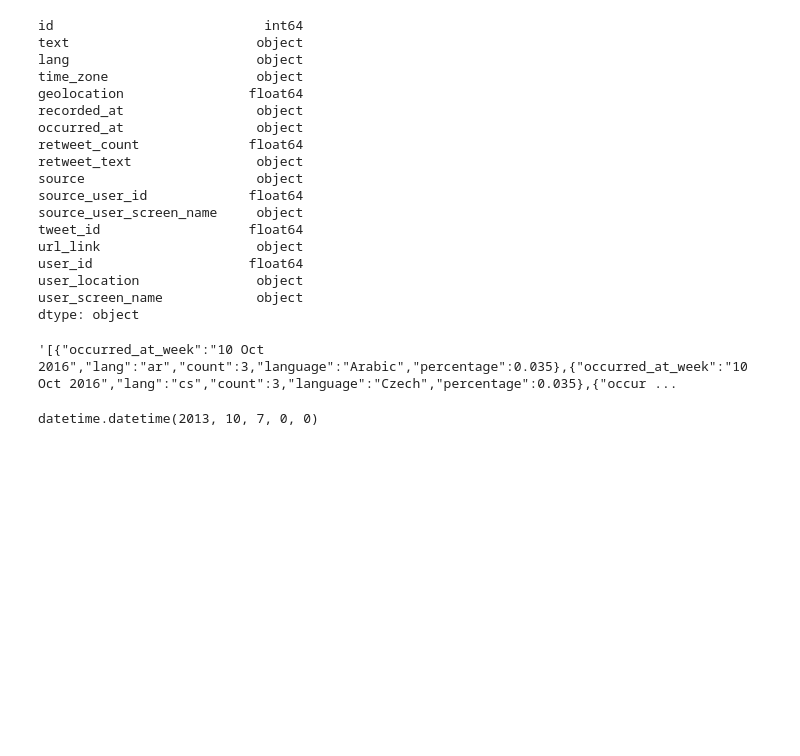
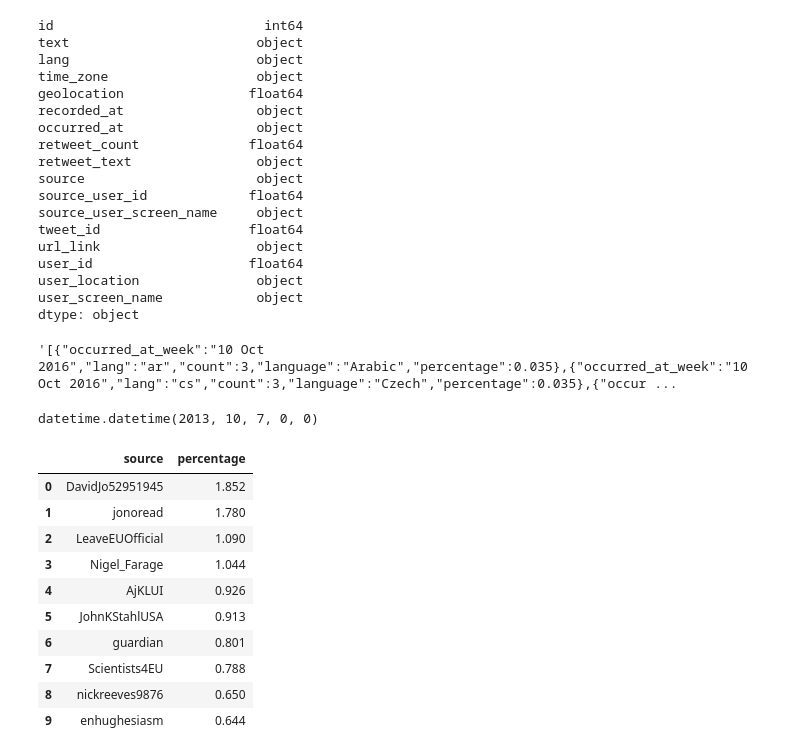
Before and after one commit to Monsk/tweet_capture_app, a Jupyter notebook: Tweet data playground.ipynb, the cells around one changed output. Cells and saved outputs as stored; diff of their text form; code cells hidden in the pictures; blank space fills up the shorter version.

Commit message:
addedcommon retweet sources horizontal bar plot and formatting

```diff
--- a/Tweet data playground.ipynb
+++ b/Tweet data playground.ipynb
@@ -156,3 +156,24 @@ start = dt - timedelta(days=dt.weekday())
 start
 # %% [output]
 datetime.datetime(2013, 10, 7, 0, 0)
+# %%
+sources = tweets['source_user_screen_name'].dropna()
+sourceCounter = pd.DataFrame(sources.value_counts())
+sourceFraction = 100 * sourceCounter / sourceCounter.sum()
+sourceFraction = sourceFraction.round(3)
+sourceFraction = sourceFraction.reset_index()
+sourceFraction = sourceFraction.rename(columns={'source_user_screen_name': 'percentage', 'index': 'source'})
+
+sourceFraction.head(10)
+# %% [output]
+|  | source | percentage |
+| 0 | DavidJo52951945 | 1.852 |
+| 1 | jonoread | 1.780 |
+| 2 | LeaveEUOfficial | 1.090 |
+| 3 | Nigel_Farage | 1.044 |
+| 4 | AjKLUI | 0.926 |
+| 5 | JohnKStahlUSA | 0.913 |
+| 6 | guardian | 0.801 |
+| 7 | Scientists4EU | 0.788 |
+| 8 | nickreeves9876 | 0.650 |
+| 9 | enhughesiasm | 0.644 |
```
Also changed, not shown: parts of 1 cell of this notebook, 4 other files.
